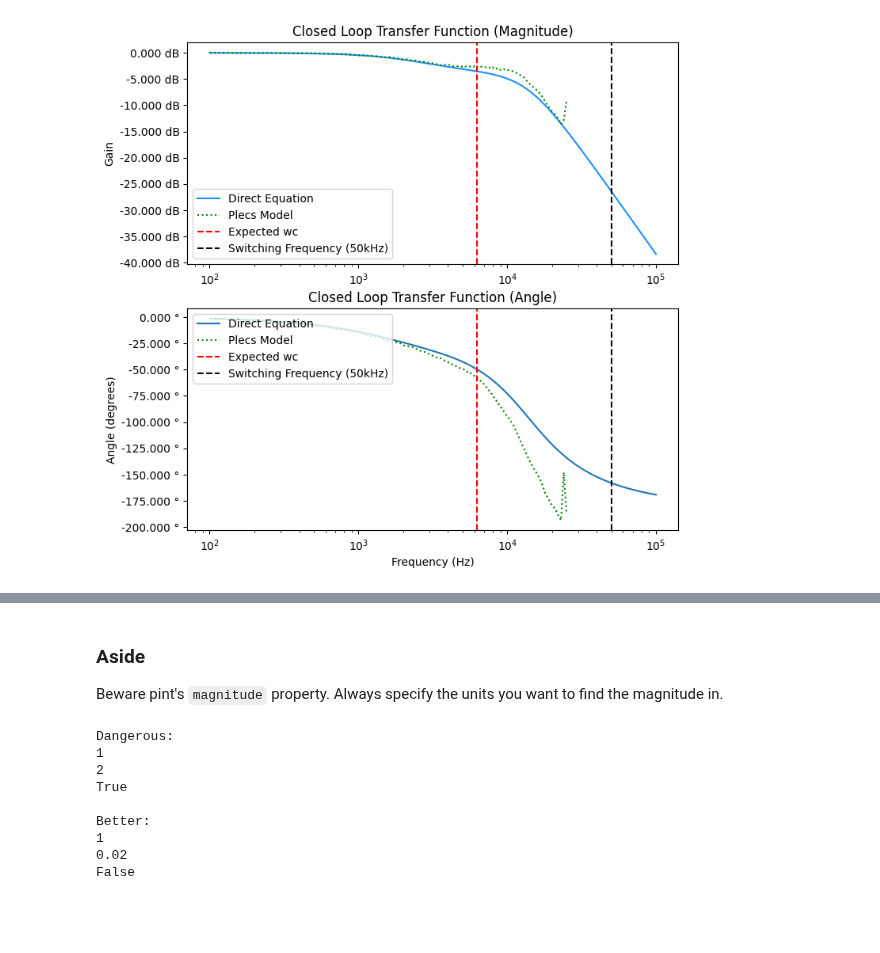
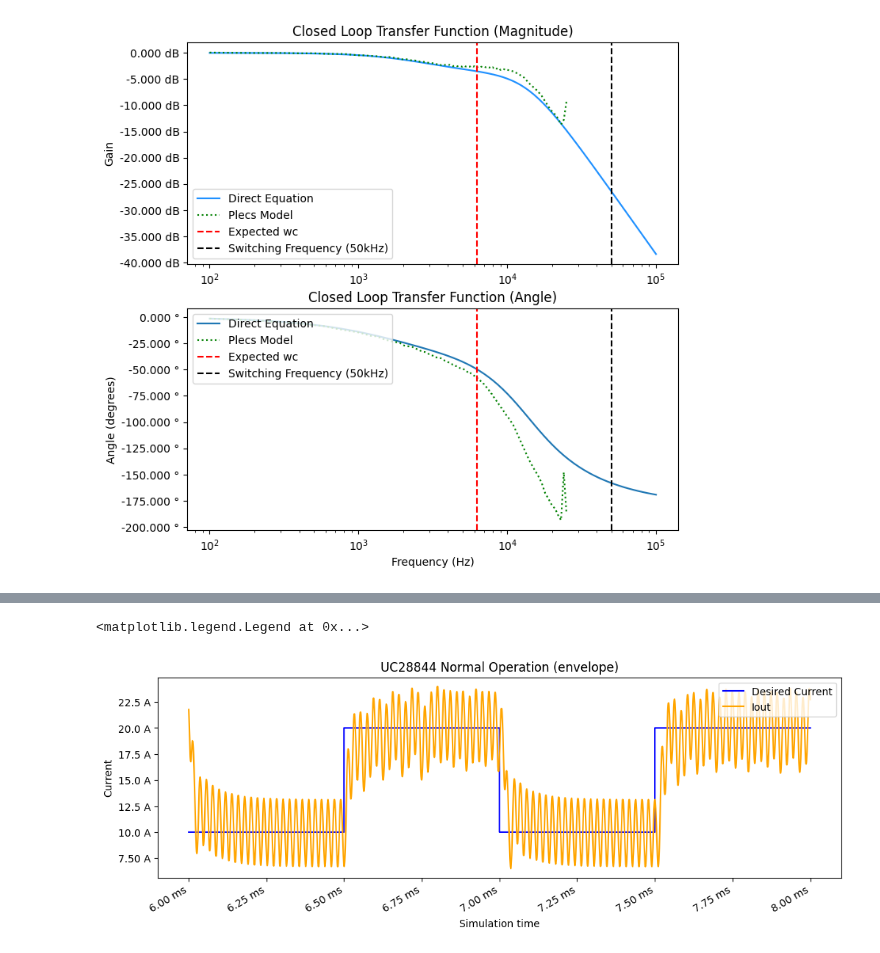
Before and after one commit to ianeyk/wind-turbine, a Jupyter notebook: Analysis/buck_converter_parameters/buck_converter_parameters.ipynb, the cells around one changed output, grey strips where cells are left out. Cells and saved outputs as stored; diff of their text form; code cells hidden in the pictures; blank space fills up the shorter version.

```diff
--- a/Analysis/buck_converter_parameters/buck_converter_parameters.ipynb
+++ b/Analysis/buck_converter_parameters/buck_converter_parameters.ipynb
@@ -281,26 +286,16 @@ Again, the theory and the PLECS model match pretty well. The system has a gain o
-# %% [markdown]
-### Aside
-Beware pint's `magnitude` property. Always specify the units you want to find the magnitude in.
-# %%
-a = 1 * units.meter
-b = 2 * units.centimeter
-
-print("Dangerous:")
-print(a.magnitude)
-print(b.magnitude)
-print(b.magnitude > a.magnitude)
-print("")
-print("Better:")
-print(a.to(units.meter).magnitude)
-print(b.to(units.meter).magnitude)
-print(b.to(units.meter).magnitude > a.to(units.meter).magnitude)
-# %% [output]
-Dangerous:
-1
-2
-True
-
-Better:
-1
-0.02
-False
+# %%
+df = pd.read_csv("plecs_data/square_wave_response.csv")
+df.rename(mapper = helper.strip_labels, axis = "columns", inplace = True)
+df["Iexpected"] = 20 * (1 - df["Pulse Generator"] / 2.5)
+df_zoom = df.loc[(df["Time / s"] > 6e-3) & (df["Time / s"] < 8e-3)]
+
+fig, (ax1) = plt.subplots(nrows = 1, ncols = 1, sharex = True, sharey = False, figsize = (12, 4))
+# ax2 = ax1.twinx()
+fig.autofmt_xdate()
+ax1.plot(df_zoom["Time / s"], df_zoom["Iexpected"], color = "blue", label = "Desired Current")
+ax1.plot(df_zoom["Time / s"], df_zoom["Iout"], color = "orange", label = "Iout")
+helper.axes_labels("Simulation time", "s", "Current", "A", title = "UC28844 Normal Operation (envelope)", ax = ax1)
+ax1.legend(loc = "upper right")
+# %% [output]
+<matplotlib.legend.Legend at 0x...>
+[figure, added]
```
Also changed, not shown: parts of 9 cells of this notebook, 6 other files.
